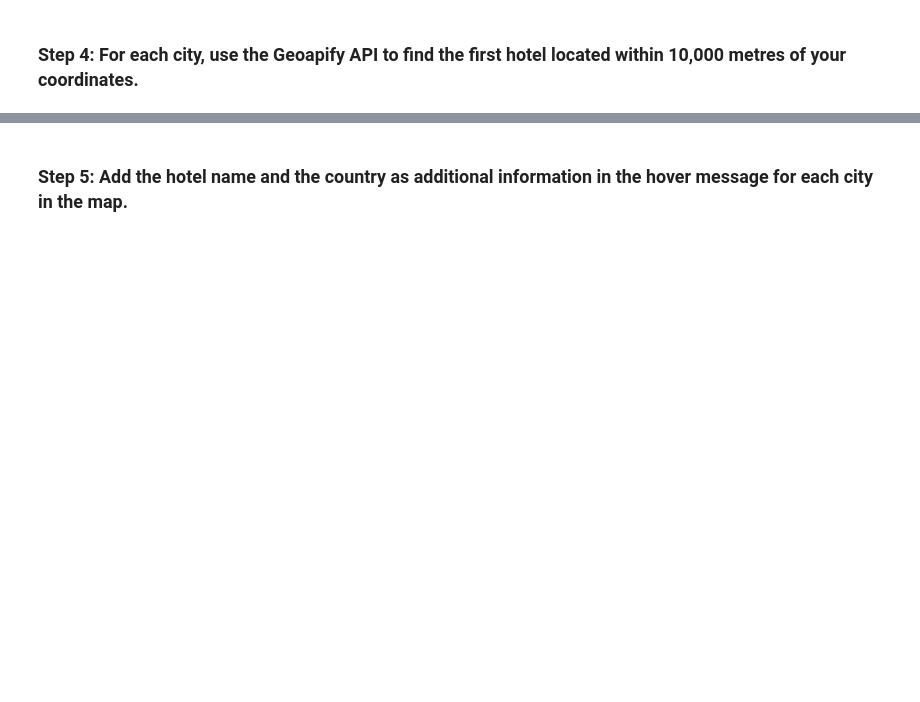
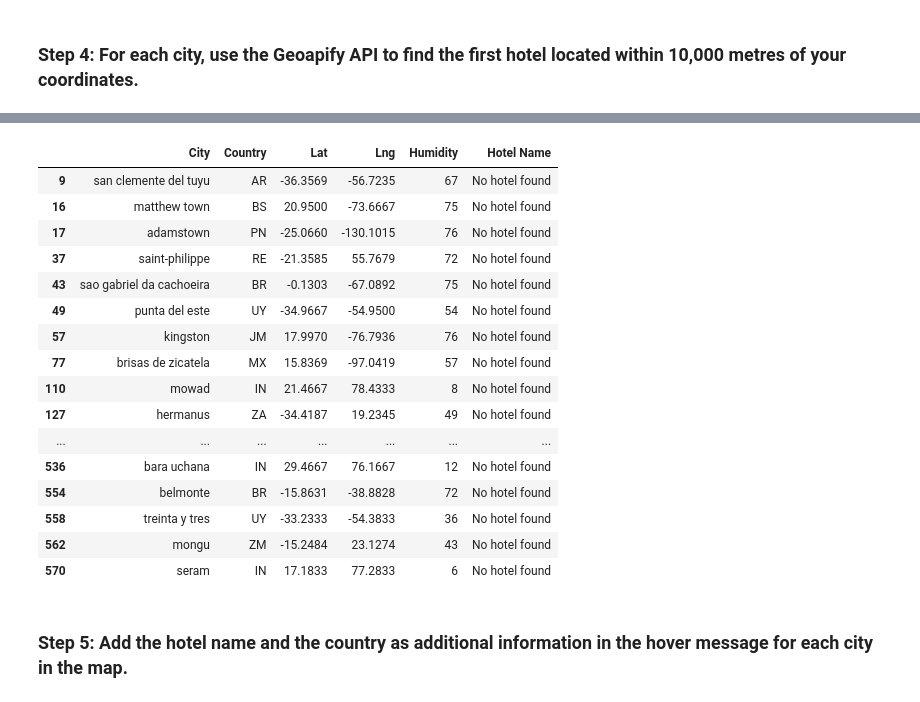
Before and after one commit to bluejays101/python-api-challenge, a Jupyter notebook: VacationPy.ipynb, the cells around one changed output, grey strips where cells are left out. Drawn from its saved outputs; the diff is of its cells as text; code cells hidden in the pictures; blank space fills up the shorter version.

```diff
--- a/VacationPy.ipynb
+++ b/VacationPy.ipynb
@@ -59,10 +59,15 @@ firstmap
 ### Step 2: Narrow down the `city_data_df` DataFrame to find your ideal weather condition
 # %%
 # Narrow down cities that fit criteria and drop any results with null values
-# YOUR CODE HERE
+filtered_df = city_data_df[
+    (city_data_df["Max Temp"] > 21) &
+    (city_data_df["Max Temp"] <= 32) &
+    (city_data_df["Cloudiness"] < 30) &
+    (city_data_df["Wind Speed"] <= 4.5)
+]
 
 # Drop any rows with null values
-# YOUR CODE HERE
+filtered_df = filtered_df.dropna()
 
 # Display sample data
-# YOUR CODE HERE
+filtered_df.head()
@@ -70,10 +82,10 @@ firstmap
 ### Step 3: Create a new DataFrame called `hotel_df`.
 # %%
 # Use the Pandas copy function to create DataFrame called hotel_df to store the city, country, coordinates, and humidity
-# YOUR CODE HERE
+hotel_df = filtered_df[["City", "Country", "Lat", "Lng", "Humidity"]].copy()
 
 # Add an empty column, "Hotel Name," to the DataFrame so you can store the hotel found using the Geoapify API
-# YOUR CODE HERE
+hotel_df["Hotel Name"] = ""
 
 # Display sample data
-# YOUR CODE HERE
+hotel_df.head()
@@ -81,41 +100,50 @@ firstmap
 ### Step 4: For each city, use the Geoapify API to find the first hotel located within 10,000 metres of your coordinates.
 # %%
 # Set parameters to search for a hotel
-radius = # YOUR CODE HERE
+
+radius = 20000
 params = {
-    # YOUR CODE HERE
+    "categories": "accommodation.hotel",
+    "apiKey": api_key_geo,
+    "limit": 20
 }
 
 # Print a message to follow up the hotel search
-print("Starting hotel search")
+print("Starting Hotel Search")
 
 # Iterate through the hotel_df DataFrame
 for index, row in hotel_df.iterrows():
     # get latitude, longitude from the DataFrame
-    # YOUR CODE HERE
+    lat = row["Lat"]
+    lng = row["Lng"]
 
     # Add the current city's latitude and longitude to the params dictionary
-    params["filter"] = # YOUR CODE HERE
-    params["bias"] = # YOUR CODE HERE
+    params["filter"] = f"circle:{lat},{lng},{radius}"
+    params["bias"] = f"proximity:{lng},{lat}"
 
     # Set base URL
     base_url = "https://api.geoapify.com/v2/places"
 
     # Make and API request using the params dictionary
-    name_address = # YOUR CODE HERE
-
-    # Convert the API response to JSON format
-    name_address = # YOUR CODE HERE
+    response = requests.get(base_url, params=params)
+    response.raise_for_status()
+    name_address = response.json()
 
     # Grab the first hotel from the results and store the name in the hotel_df DataFrame
     try:
-        hotel_df.loc[index, "Hotel Name"] = name_address["features"][0]["properties"]["name"]
-    except (KeyError, IndexError):
-        # If no hotel is found, set the hotel name as "No hotel found".
+        if name_address["features"]:# Get the name of the first hotel
+            hotel_name = name_address["features"][0]["properties"]["name"]
+            # Store the hotel name in the DataFrame
+            hotel_df.loc[index, "Hotel Name"] = hotel_name
+        else:
+            # If no hotels found, store "No hotel found"
+            hotel_df.loc[index, "Hotel Name"] = "No hotel found"
+    except (KeyError, IndexError, requests.exceptions.RequestException) as e:
         hotel_df.loc[index, "Hotel Name"] = "No hotel found"
+        print(f"Error processing {row['City']}: {str(e)}")
 
     # Log the search results
-    print(f"{hotel_df.loc[index, 'City']} - nearest hotel: {hotel_df.loc[index, 'Hotel Name']}")
+    print(f"{row['City']} - nearest hotel: {hotel_df.loc[index, 'Hotel Name']}")
 
 # Display sample data
 hotel_df
@@ -124,2 +168,19 @@ SyntaxError: invalid syntax (3014866396.py, line 2)
+|  | City | Country | Lat | Lng | Humidity | Hotel Name |
+| 9 | san clemente del tuyu | AR | -36.3569 | -56.7235 | 67 | No hotel found |
+| 16 | matthew town | BS | 20.9500 | -73.6667 | 75 | No hotel found |
+| 17 | adamstown | PN | -25.0660 | -130.1015 | 76 | No hotel found |
+| 37 | saint-philippe | RE | -21.3585 | 55.7679 | 72 | No hotel found |
+| 43 | sao gabriel da cachoeira | BR | -0.1303 | -67.0892 | 75 | No hotel found |
+| 49 | punta del este | UY | -34.9667 | -54.9500 | 54 | No hotel found |
+| 57 | kingston | JM | 17.9970 | -76.7936 | 76 | No hotel found |
+| 77 | brisas de zicatela | MX | 15.8369 | -97.0419 | 57 | No hotel found |
+| 110 | mowad | IN | 21.4667 | 78.4333 | 8 | No hotel found |
+| 127 | hermanus | ZA | -34.4187 | 19.2345 | 49 | No hotel found |
+| ... | ... | ... | ... | ... | ... | ... |
+| 536 | bara uchana | IN | 29.4667 | 76.1667 | 12 | No hotel found |
+| 554 | belmonte | BR | -15.8631 | -38.8828 | 72 | No hotel found |
+| 558 | treinta y tres | UY | -33.2333 | -54.3833 | 36 | No hotel found |
+| 562 | mongu | ZM | -15.2484 | 23.1274 | 43 | No hotel found |
+| 570 | seram | IN | 17.1833 | 77.2833 | 6 | No hotel found |
 # %% [markdown]
 ### Step 5: Add the hotel name and the country as additional information in the hover message for each city in the map.
```
Also changed, not shown: parts of 7 cells of this notebook.
